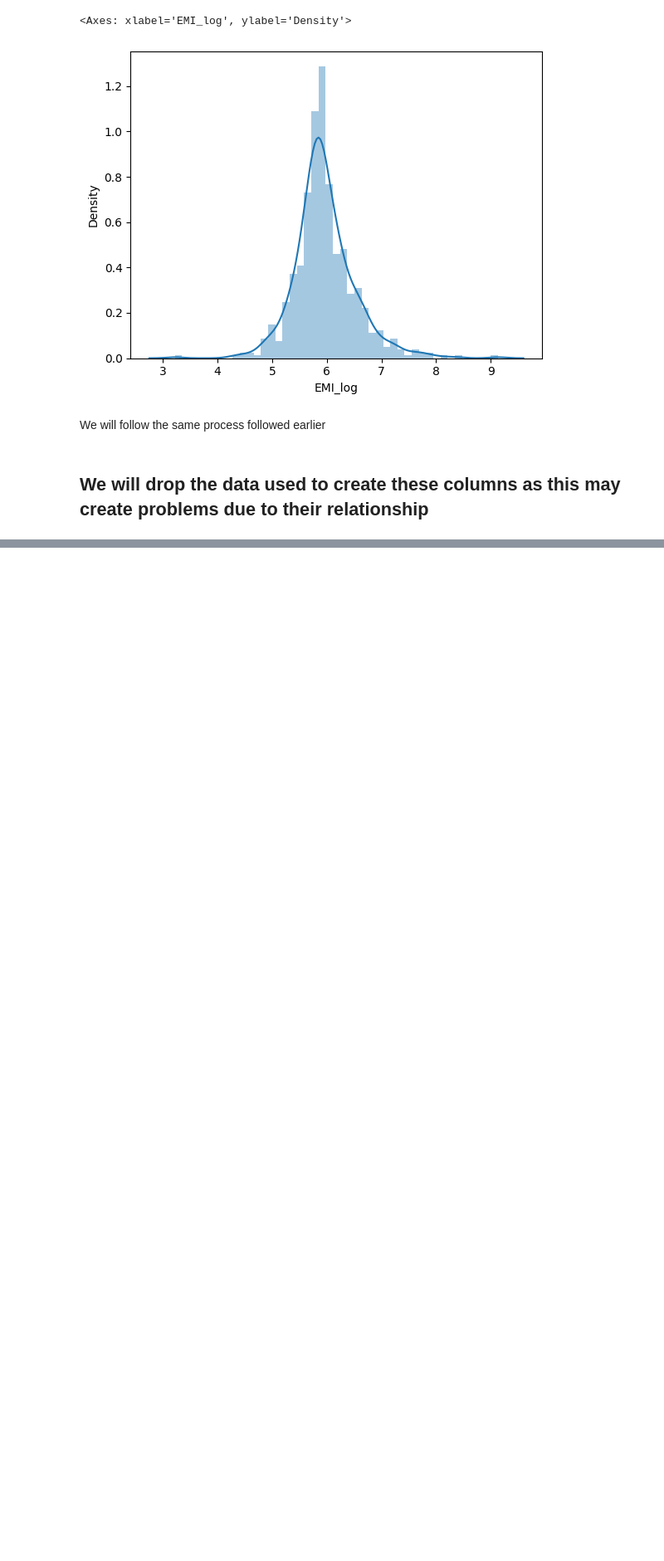
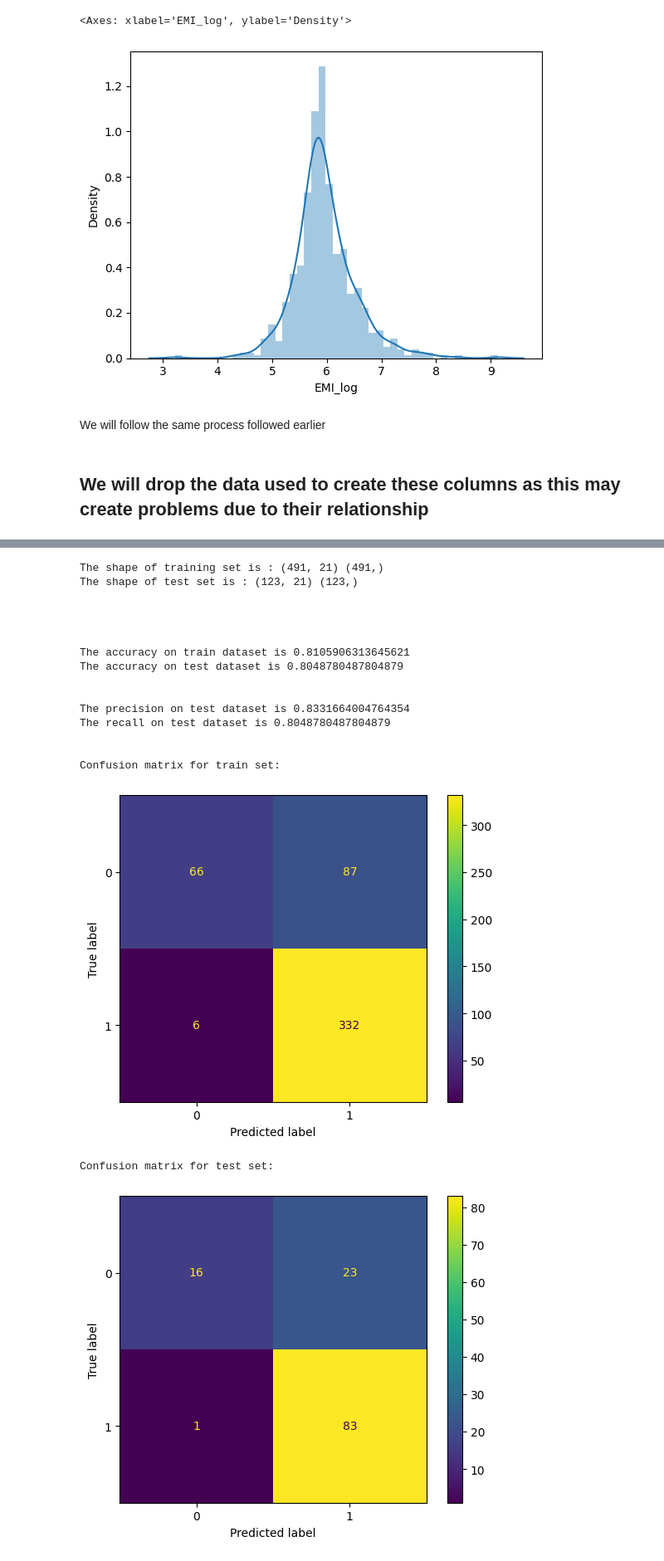
Before and after one commit to aniket15031998/Loan-Prediction-Practice-Problem-Using-Python-, a Jupyter notebook: Loan_Prediction_Problemipynb.ipynb, the cells around one changed output, grey strips where cells are left out. Shown at 83% size. Saved outputs shown, nothing was run; the diff lists cells and outputs as text; code cells hidden in the pictures; blank space fills up the shorter version.

```diff
--- a/Loan_Prediction_Problemipynb.ipynb
+++ b/Loan_Prediction_Problemipynb.ipynb
@@ -889,0 +916,2 @@ test_copy=test_copy.drop(['ApplicantIncome','CoapplicantIncome','LoanAmount','Lo
+# %%
+fea=X.columns
@@ -889,0 +1005,21 @@ test_copy=test_copy.drop(['ApplicantIncome','CoapplicantIncome','LoanAmount','Lo
+# %%
+logistic_regression_classifier(X,Y)
+# %% [output]
+The shape of training set is : (491, 21) (491,)
+The shape of test set is : (123, 21) (123,)
+
+
+
+
+The accuracy on train dataset is 0.8105906313645621
+The accuracy on test dataset is 0.8048780487804879
+
+
+The precision on test dataset is 0.8331664004764354
+The recall on test dataset is 0.8048780487804879
+
+
+Confusion matrix for train set:
+[figure, added]
+Confusion matrix for test set:
+[figure, added]
```
Also changed, not shown: parts of 26 cells of this notebook.
